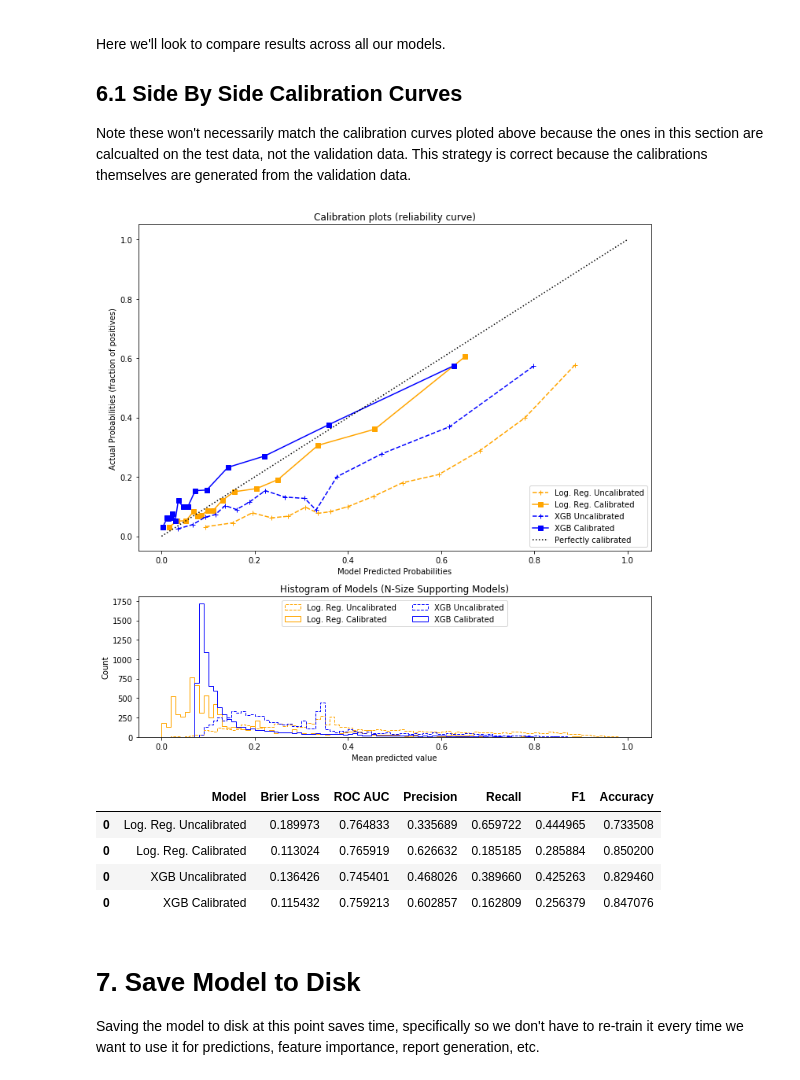
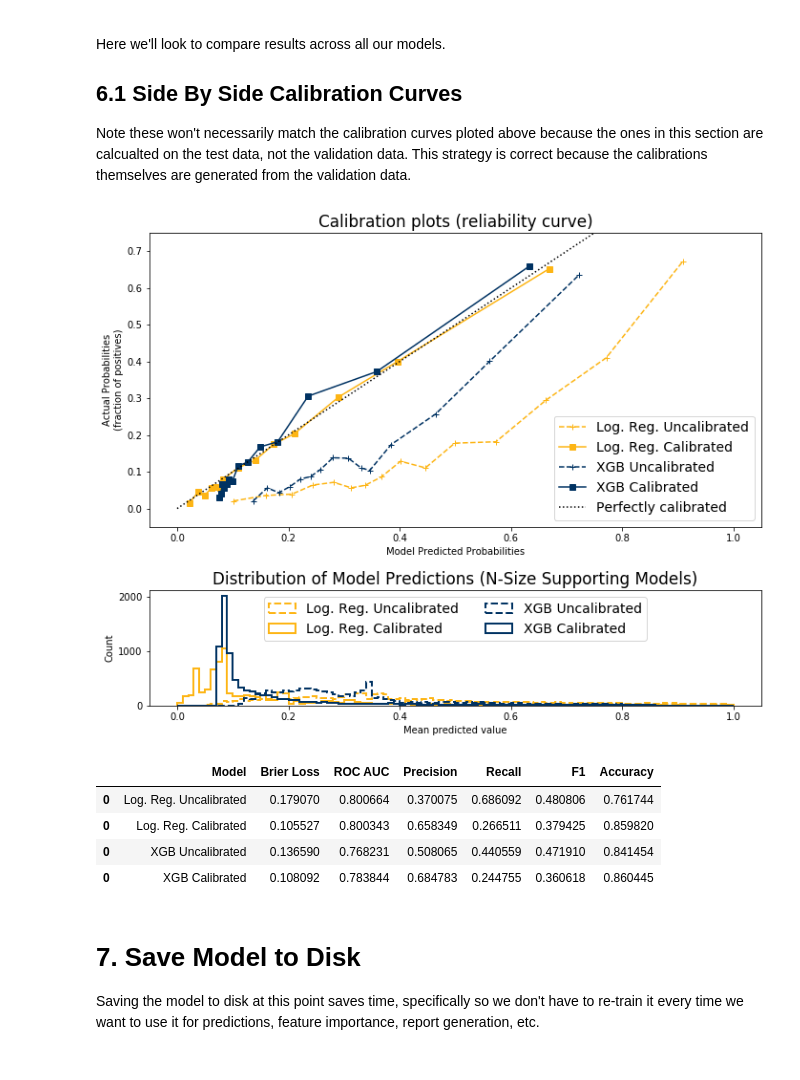
Before and after one commit to sharadv99/capstone-OpioidAddictionRisk, a Jupyter notebook: Opioid_04Modeling.ipynb, the cells around one changed output. Cells and saved outputs as stored; diff of their text form; code cells hidden in the pictures.

```diff
--- a/Opioid_04Modeling.ipynb
+++ b/Opioid_04Modeling.ipynb
@@ -234,8 +234,9 @@ compressed file.
 ''';
 # %%
 #Finally we'll convert these to numpy arrays to help with xgboost and calibration
-valX = valX[trainX.columns]
-testX = testX[trainX.columns]
+trainX = odp.sortDFbyColName(trainX)
+valX = odp.sortDFbyColName(valX)
+testX = odp.sortDFbyColName(testX)
 # %% [markdown]
 # 3. Model Training
 
@@ -260,13 +261,13 @@ LogisticRegression(C=1.0, class_weight=None, dual=False, fit_intercept=True,
 Train an XGBoost model.
 # %%
 #Set and train the XGB model
-modelXGB = xgboost.XGBClassifier(learning_rate=0.1, max_depth=10, n_estimators=20, n_jobs=-1,
+modelXGB = xgboost.XGBClassifier(learning_rate=0.1, max_depth=10, n_estimators=15, n_jobs=-1,
                                 booster='gbtree'
                                 )
 '''Notes:
     1. n_jobs=-1 maximizes CPU utilization
     2. Beware running high max_depth and n_estimators; the shapley estimator in notebook 5
-    crashes with high values.'''
+    crashes with high values ("The kernel appears to have died" with no error messages).'''
 modelXGB.fit(trainX, trainY)
 # %% [output]
 XGBClassifier(base_score=0.5, booster='gbtree', colsample_bylevel=1,
@@ -534,7 +534,7 @@ runCalibration = True
 ## 5.1 Calibrate Logistic Regression Model
 # %%
 if runCalibration:
-    calibratorLR = CalibratedClassifierCV(modelLR, cv=10, method='isotonic')
+    calibratorLR = CalibratedClassifierCV(modelLR, cv=5, method='isotonic')
     calibratorLR.fit(valX, valY)
 # %%
 #Now recalculate predictions and print results
@@ -581,10 +581,9 @@ ROC CURVE:
 ## 5.2 Calibrate XGBoost Model
 # %%
 if runCalibration:
-    calibratorXGB = CalibratedClassifierCV(modelXGB, method='sigmoid', cv=10)
-    #CK YOU LEFT OFF ON THE LINE ABOVE. 2 THINGS:
-    #1. cv='prefit' I THINK CAN BE FIXED WITH RE-SORTING THE DATA. MIGHT WANT TO MAKE A MODULE FOR THIS, OR ADD
-    #A DEF TO PREPROCESSING FILE. INCREASING TO cv=10 (FROM 3) GAVE A HUGE IMPROVEMENT.
+    calibratorXGB = CalibratedClassifierCV(modelXGB, method='sigmoid', cv=5)
+    #cv='prefit' fails. Resorting the data didn't work.
+    #Also, INCREASING TO cv=10 (FROM 3) GAVE A HUGE IMPROVEMENT.
 
     calibratorXGB.fit(valX, valY)
 # %%
@@ -641,32 +640,33 @@ Note these won't necessarily match the calibration curves ploted above because t
 dfEval = pd.DataFrame({'Model':[], 'Brier Loss':[], 'ROC AUC':[], 'Precision':[], 'Recall':[], 'F1':[], 'Accuracy':[]})
 
 #Set up plots
-fig = plt.figure(1, figsize=(10, 10))
+fig = plt.figure(1, figsize=(10, 8))
 ax1 = plt.subplot2grid((3, 1), (0, 0), rowspan=2)
 ax2 = plt.subplot2grid((3, 1), (2, 0))
+plt.rcParams.update({'font.size': 14})  #Set global font size
 
 #Iterate through each model: print it scores and plot its calibration curve
 for clf, name, lineColor, lineStyle in \
-    [(modelLR, 'Log. Reg. Uncalibrated', 'orange', '+--'),
-     (calibratorLR,'Log. Reg. Calibrated', 'orange', 's-'),
-     (modelXGB, 'XGB Uncalibrated', 'blue', '+--'),
-     (calibratorXGB,'XGB Calibrated', 'blue', 's-'),
+    [(modelLR, 'Log. Reg. Uncalibrated', '#FDB515', '+--'),
+     (calibratorLR,'Log. Reg. Calibrated', '#FDB515', 's-'),
+     (modelXGB, 'XGB Uncalibrated', '#003262', '+--'),
+     (calibratorXGB,'XGB Calibrated', '#003262', 's-'),
     ]:
 
     #Generate predictions
     preds = clf.predict(testX)
     predProbs = clf.predict_proba(testX)[:, 1]
 
-    #Generate calibration curve data
+    #Generate calibration curve data (strategy options are 'uniform' and 'quantile')
     prob_true, prob_pred = calibration_curve(y_true=testY, y_prob=predProbs,
-                                             n_bins=15, strategy='quantile', normalize=True)
+                                             n_bins=15, strategy='quantile', normalize=False)
 
     #Plot calibration curve
     ax1.plot(prob_pred, prob_true, lineStyle, color=lineColor, label=name)
 
     #Plot histogram of probabilities (support)
     ax2.hist(predProbs, range=(0, 1), bins=100, label=name, color=lineColor,
-             linestyle=lineStyle[1:], histtype="step", lw=1)
+             linestyle=lineStyle[1:], histtype="step", lw=2)
 
     #Populate evaulation dataframe
     dfEval = pd.concat([dfEval, pd.DataFrame({'Model':[name],
@@ -675,42 +675,42 @@ for clf, name, lineColor, lineStyle in \
                                           'Precision':[precision_score(y_true=testY, y_pred=preds)],
                                           'Recall':[recall_score(y_true=testY, y_pred=preds)],
                                           'F1':[f1_score(y_true=testY, y_pred=preds)],
                                           'Accuracy':[accuracy_score(y_true=testY, y_pred=preds)]
                                          })])
 
 
 #Stuff universal to all plots
 ax1.plot([0, 1], [0, 1], "k:", label="Perfectly calibrated")
 
 ax1.set_xlabel("Model Predicted Probabilities")
-ax1.set_ylabel("Actual Probabilities (fraction of positives)")
-ax1.set_ylim([-0.05, 1.05])
+ax1.set_ylabel("Actual Probabilities\n(fraction of positives)")
+ax1.set_ylim([-0.05, 0.75])
 
 ax1.legend(loc="lower right")
 ax1.set_title('Calibration plots (reliability curve)')
 
 ax2.set_xlabel("Mean predicted value")
 ax2.set_ylabel("Count")
 ax2.legend(loc="upper center", ncol=2)
-ax2.set_title('Histogram of Models (N-Size Supporting Models)')
+ax2.set_title('Distribution of Model Predictions (N-Size Supporting Models)')
 
 zoomIn=False
 if zoomIn:
     ax1.set_ylim([-0.00, 0.20])
     ax1.set_xlim([-0.00, 0.20])
     ax2.set_xlim([-0.00, 0.20])
 
 plt.tight_layout()
 
 plt.show() #Show plot
 dfEval #Show eval
 # %% [output]
-[figure, old version]
+[figure, new version]
 |  | Model | Brier Loss | ROC AUC | Precision | Recall | F1 | Accuracy |
-| 0 | Log. Reg. Uncalibrated | 0.189973 | 0.764833 | 0.335689 | 0.659722 | 0.444965 | 0.733508 |
-| 0 | Log. Reg. Calibrated | 0.113024 | 0.765919 | 0.626632 | 0.185185 | 0.285884 | 0.850200 |
-| 0 | XGB Uncalibrated | 0.136426 | 0.745401 | 0.468026 | 0.389660 | 0.425263 | 0.829460 |
-| 0 | XGB Calibrated | 0.115432 | 0.759213 | 0.602857 | 0.162809 | 0.256379 | 0.847076 |
+| 0 | Log. Reg. Uncalibrated | 0.179070 | 0.800664 | 0.370075 | 0.686092 | 0.480806 | 0.761744 |
+| 0 | Log. Reg. Calibrated | 0.105527 | 0.800343 | 0.658349 | 0.266511 | 0.379425 | 0.859820 |
+| 0 | XGB Uncalibrated | 0.136590 | 0.768231 | 0.508065 | 0.440559 | 0.471910 | 0.841454 |
+| 0 | XGB Calibrated | 0.108092 | 0.783844 | 0.684783 | 0.244755 | 0.360618 | 0.860445 |
 # %% [markdown]
 # 7. Save Model to Disk
 
```
Also changed, not shown: parts of 10 cells of this notebook, 12 other files.
